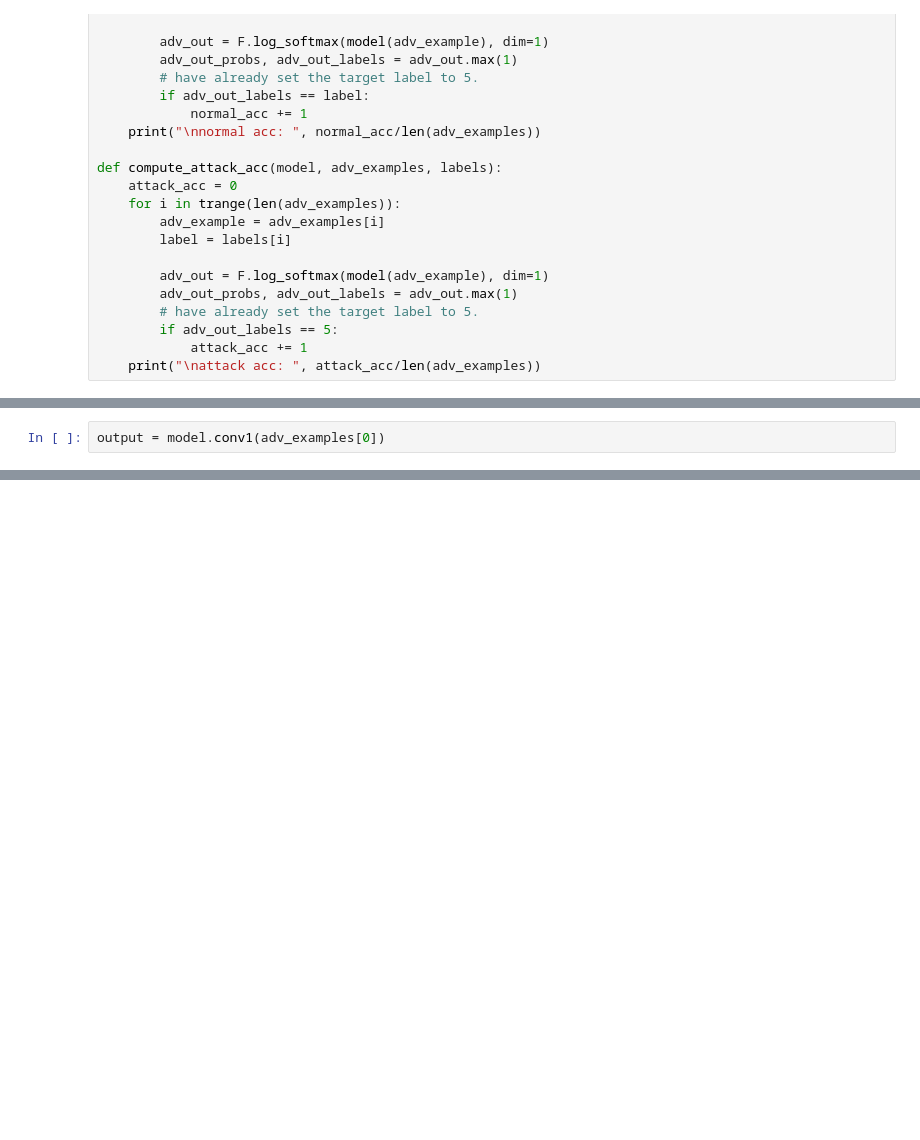
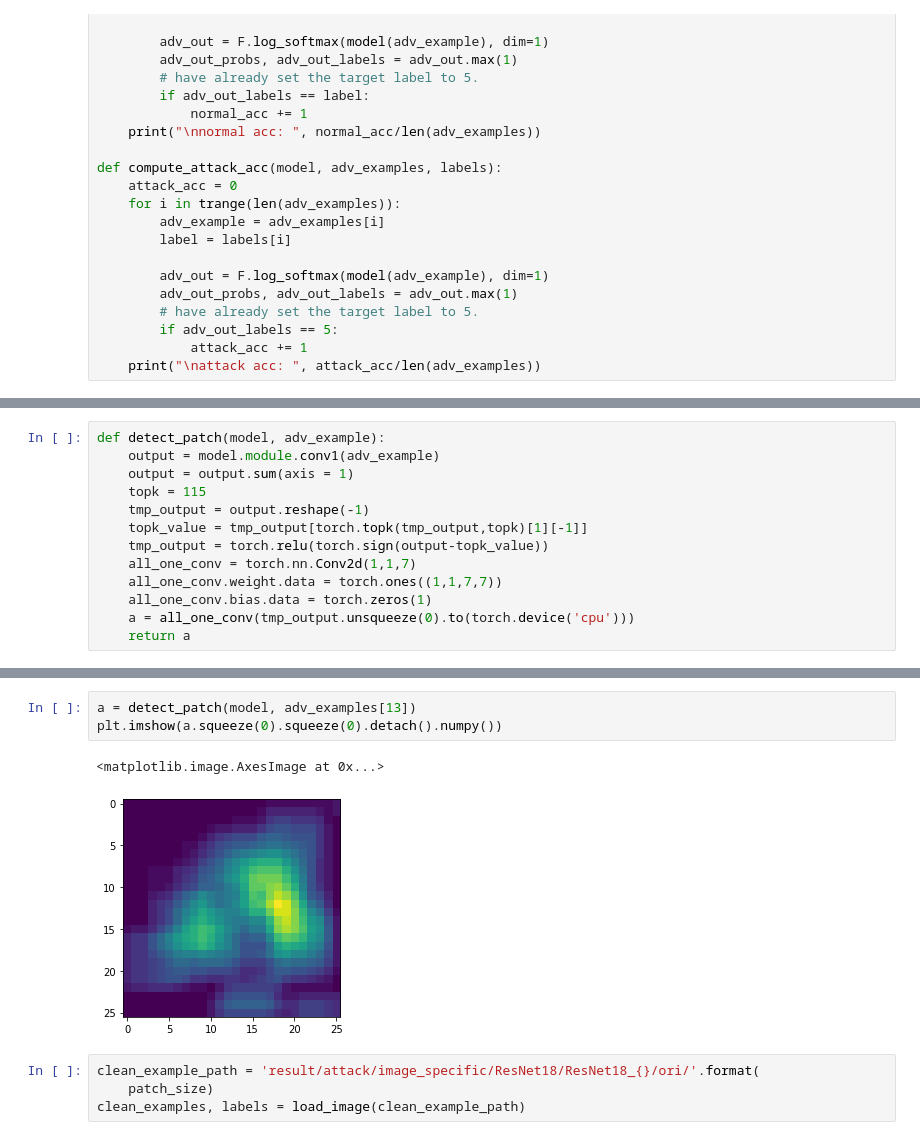
Before and after one commit to Chen-XiaoBing/PatchDetect, a Jupyter notebook: codes/detect_advpatch.ipynb, the cells around one changed output, grey strips where cells are left out. Cells and saved outputs as stored; diff of their text form; blank space fills up the shorter version.

Commit message:
use topk to detect the adv-patch

```diff
--- a/codes/detect_advpatch.ipynb
+++ b/codes/detect_advpatch.ipynb
@@ -70,2 +71,0 @@ compute_normal_acc(model, adv_examples, labels)
-# %%
-output = model.conv1(adv_examples[0])
@@ -117,0 +72,13 @@ torch.Size([1, 1, 26, 26])
+# %%
+def detect_patch(model, adv_example):
+    output = model.module.conv1(adv_example)
+    output = output.sum(axis = 1)
+    topk = 115
+    tmp_output = output.reshape(-1)
+    topk_value = tmp_output[torch.topk(tmp_output,topk)[1][-1]]
+    tmp_output = torch.relu(torch.sign(output-topk_value))
+    all_one_conv = torch.nn.Conv2d(1,1,7)
+    all_one_conv.weight.data = torch.ones((1,1,7,7))
+    all_one_conv.bias.data = torch.zeros(1)
+    a = all_one_conv(tmp_output.unsqueeze(0).to(torch.device('cpu')))
+    return a
@@ -117,0 +90,10 @@ torch.Size([1, 1, 26, 26])
+# %%
+a = detect_patch(model, adv_examples[13])
+plt.imshow(a.squeeze(0).squeeze(0).detach().numpy())
+# %% [output]
+<matplotlib.image.AxesImage at 0x...>
+[figure, added]
+# %%
+clean_example_path = 'result/attack/image_specific/ResNet18/ResNet18_{}/ori/'.format(
+    patch_size)
+clean_examples, labels = load_image(clean_example_path)
```
Also changed, not shown: parts of 13 cells of this notebook, 6 other files.
